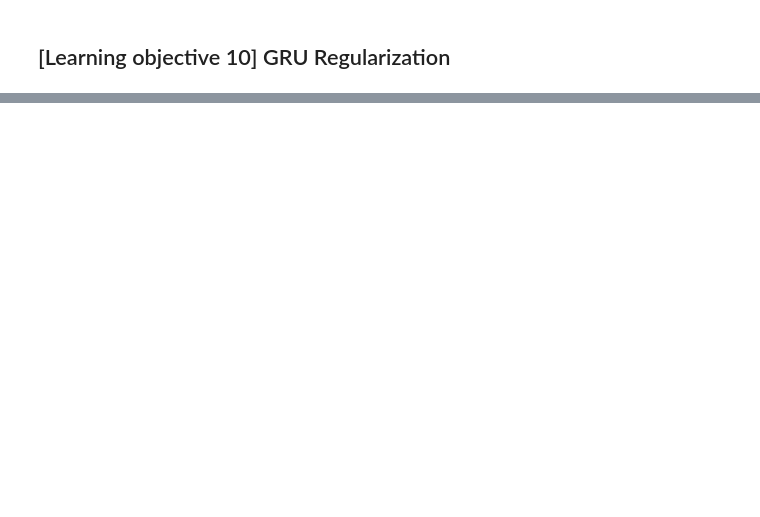
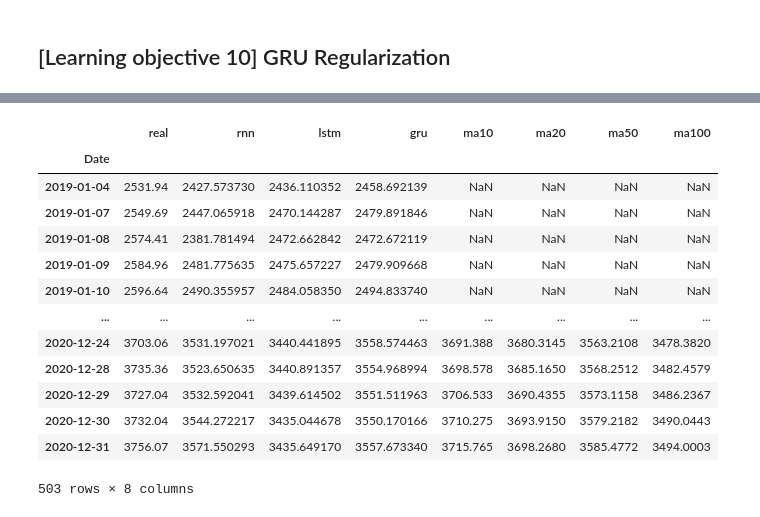
Before and after one commit to renyuanL/110_project, a Jupyter notebook: _ry_From regression to RNN.ipynb, the cells around one changed output, grey strips where cells are left out. Cells and saved outputs as stored; diff of their text form; code cells hidden in the pictures; blank space fills up the shorter version.

```diff
--- a/_ry_From regression to RNN.ipynb
+++ b/_ry_From regression to RNN.ipynb
@@ -896,0 +998,19 @@ x.corr()
+# %%
+for w in [10, 20, 50, 100]:
+  x[f'ma{w}']=x['real'].rolling(window=w).mean()
+x
+# %% [output]
+|  | real | rnn | lstm | gru | ma10 | ma20 | ma50 | ma100 |
+| Date |  |  |  |  |  |  |  |  |
+| 2019-01-04 | 2531.94 | 2427.573730 | 2436.110352 | 2458.692139 | NaN | NaN | NaN | NaN |
+| 2019-01-07 | 2549.69 | 2447.065918 | 2470.144287 | 2479.891846 | NaN | NaN | NaN | NaN |
+| 2019-01-08 | 2574.41 | 2381.781494 | 2472.662842 | 2472.672119 | NaN | NaN | NaN | NaN |
+| 2019-01-09 | 2584.96 | 2481.775635 | 2475.657227 | 2479.909668 | NaN | NaN | NaN | NaN |
+| 2019-01-10 | 2596.64 | 2490.355957 | 2484.058350 | 2494.833740 | NaN | NaN | NaN | NaN |
+| ... | ... | ... | ... | ... | ... | ... | ... | ... |
+| 2020-12-24 | 3703.06 | 3531.197021 | 3440.441895 | 3558.574463 | 3691.388 | 3680.3145 | 3563.2108 | 3478.3820 |
+| 2020-12-28 | 3735.36 | 3523.650635 | 3440.891357 | 3554.968994 | 3698.578 | 3685.1650 | 3568.2512 | 3482.4579 |
+| 2020-12-29 | 3727.04 | 3532.592041 | 3439.614502 | 3551.511963 | 3706.533 | 3690.4355 | 3573.1158 | 3486.2367 |
+| 2020-12-30 | 3732.04 | 3544.272217 | 3435.044678 | 3550.170166 | 3710.275 | 3693.9150 | 3579.2182 | 3490.0443 |
+| 2020-12-31 | 3756.07 | 3571.550293 | 3435.649170 | 3557.673340 | 3715.765 | 3698.2680 | 3585.4772 | 3494.0003 |
+503 rows × 8 columns
```
Also changed, not shown: parts of 21 cells of this notebook.
